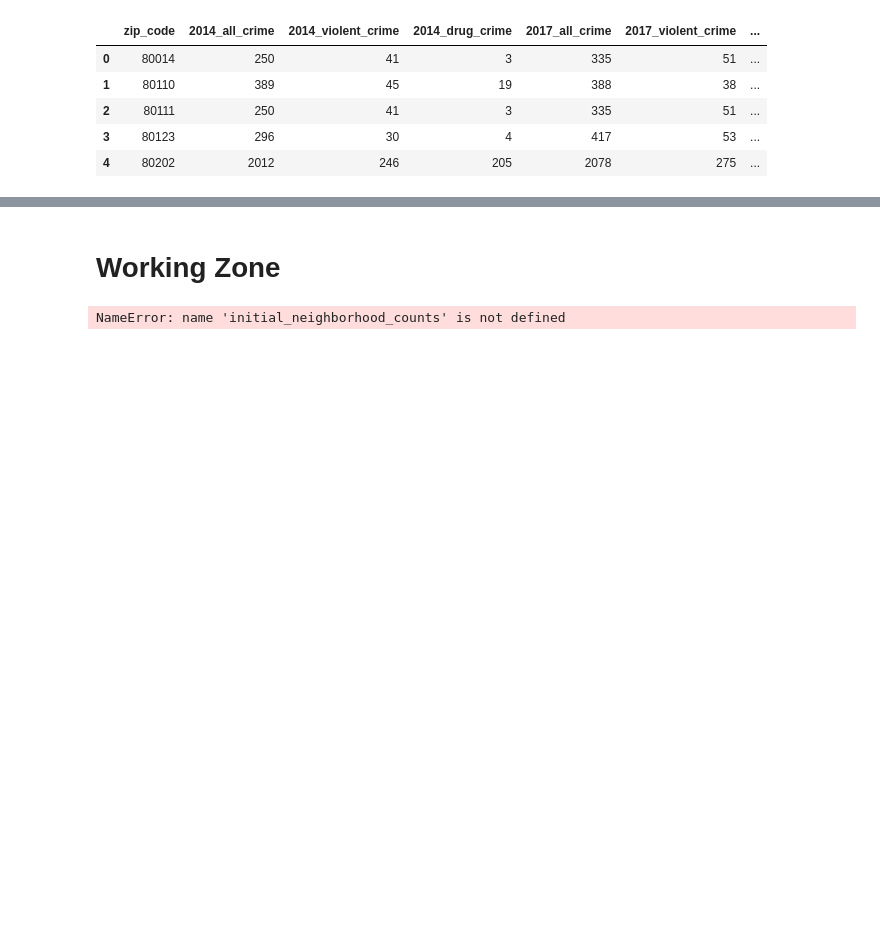
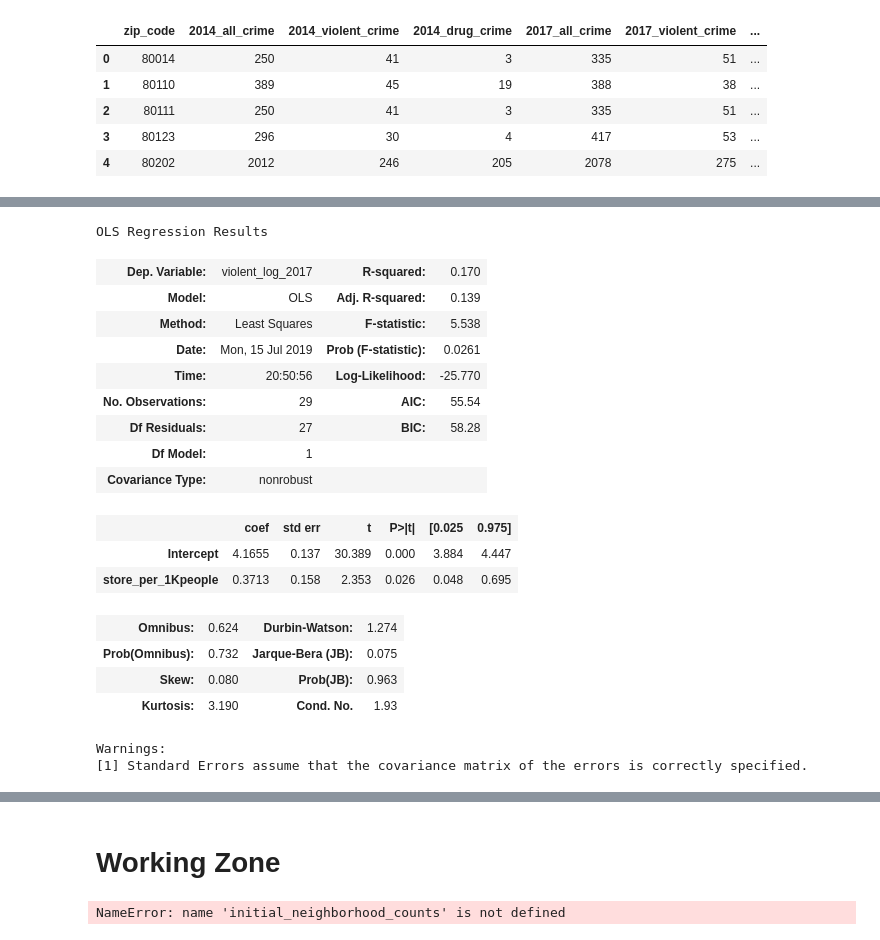
Before and after one commit to zapatos24/Mod_3_Final_Project, a Jupyter notebook: mod_3_final_project_jeremy_wip.ipynb, the cells around one changed output, grey strips where cells are left out. Cells and saved outputs as stored; diff of their text form; code cells hidden in the pictures; blank space fills up the shorter version.

Commit message:
started power point, working on linear regression

```diff
--- a/mod_3_final_project_jeremy_wip.ipynb
+++ b/mod_3_final_project_jeremy_wip.ipynb
@@ -511,0 +544,32 @@ conn.close()
+# %%
+def make_formula(dv, iv):
+    string = dv + '~' + str(iv[0])
+    if len(iv) > 1:
+        for i in range(1, len(iv)):
+            string += '+' + str(iv[i])
+    return string
+# %%
+formula = make_formula('violent_log_2017', ['store_per_1Kpeople'])
+
+model = smf.ols(formula=formula, data=final_df_income_pop).fit()
+model.summary()
+# %% [output]
+OLS Regression Results
+| Dep. Variable: | violent_log_2017 | R-squared: | 0.170 |
+| Model: | OLS | Adj. R-squared: | 0.139 |
+| Method: | Least Squares | F-statistic: | 5.538 |
+| Date: | Mon, 15 Jul 2019 | Prob (F-statistic): | 0.0261 |
+| Time: | 20:50:56 | Log-Likelihood: | -25.770 |
+| No. Observations: | 29 | AIC: | 55.54 |
+| Df Residuals: | 27 | BIC: | 58.28 |
+| Df Model: | 1 |  |  |
+| Covariance Type: | nonrobust |  |  |
+|  | coef | std err | t | P>|t| | [0.025 | 0.975] |
+| Intercept | 4.1655 | 0.137 | 30.389 | 0.000 | 3.884 | 4.447 |
+| store_per_1Kpeople | 0.3713 | 0.158 | 2.353 | 0.026 | 0.048 | 0.695 |
+| Omnibus: | 0.624 | Durbin-Watson: | 1.274 |
+| Prob(Omnibus): | 0.732 | Jarque-Bera (JB): | 0.075 |
+| Skew: | 0.080 | Prob(JB): | 0.963 |
+| Kurtosis: | 3.190 | Cond. No. | 1.93 |
+Warnings:
+[1] Standard Errors assume that the covariance matrix of the errors is correctly specified.
```
Also changed, not shown: parts of 8 cells of this notebook, 1 other file.
